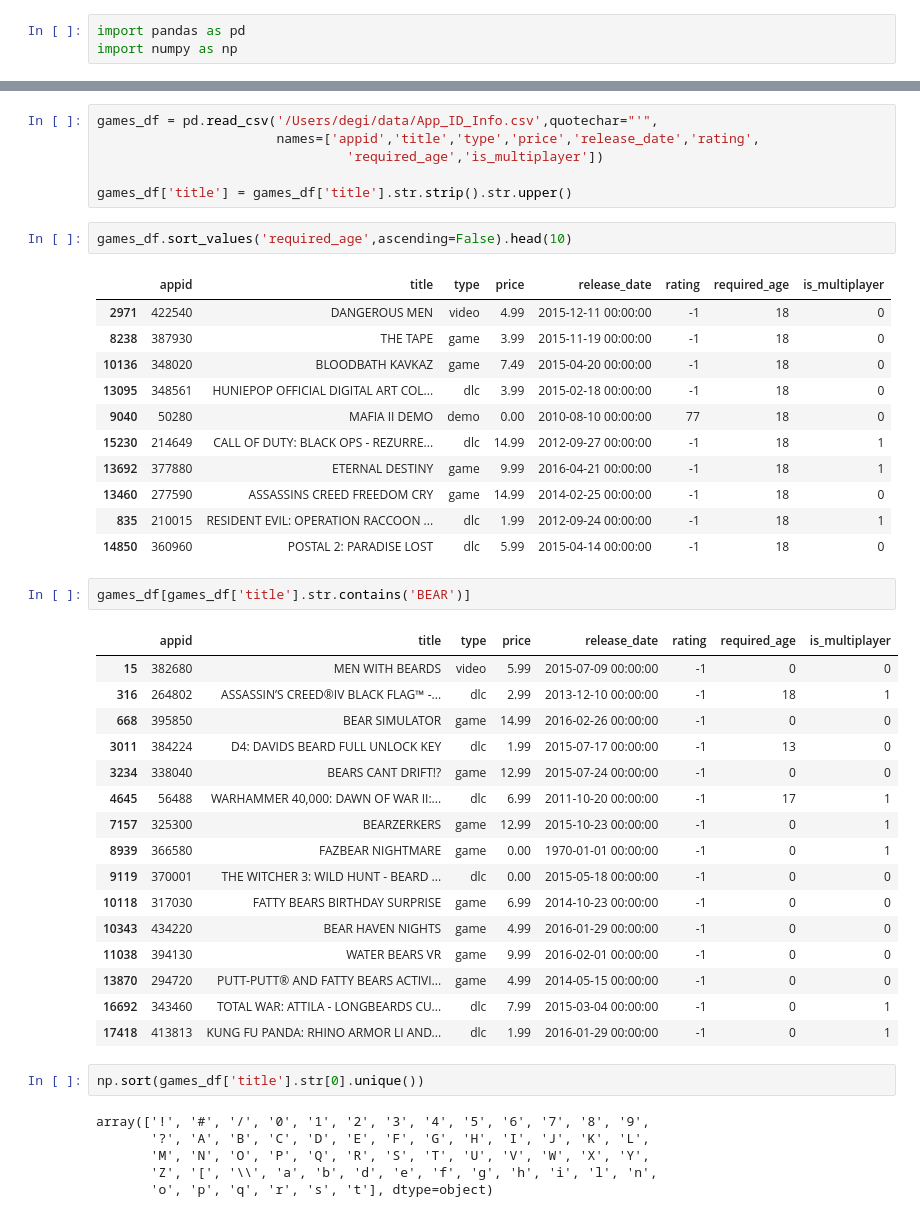
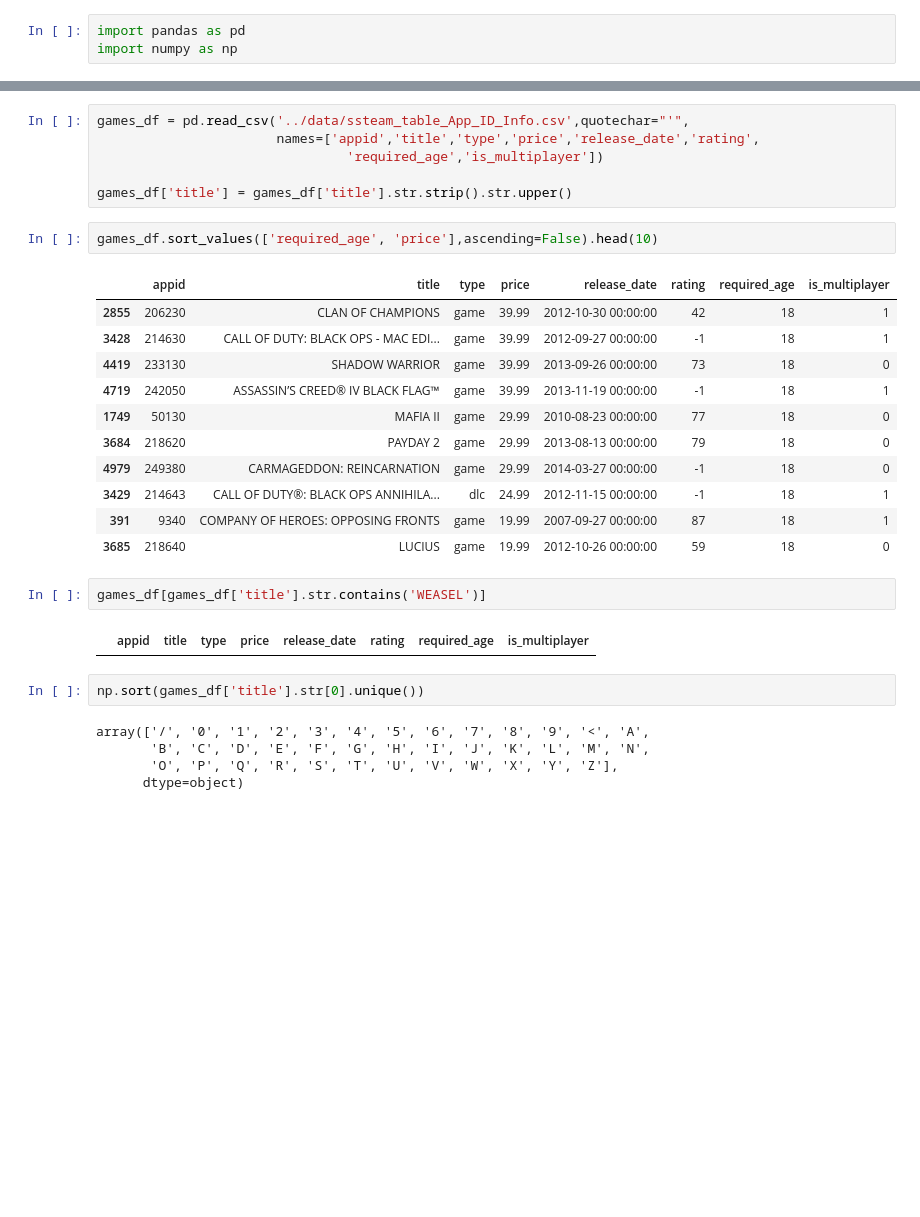
Before and after one commit to ejhughes1/game_recc, a Jupyter notebook: read_games.ipynb, the cells around one changed output, grey strips where cells are left out. Drawn from its saved outputs; the diff is of its cells as text; blank space fills up the shorter version.

```diff
--- a/read_games.ipynb
+++ b/read_games.ipynb
@@ -4,50 +11,34 @@ import numpy as np
 # %%
-games_df = pd.read_csv('/Users/degi/data/App_ID_Info.csv',quotechar="'",
+games_df = pd.read_csv('../data/ssteam_table_App_ID_Info.csv',quotechar="'",
                        names=['appid','title','type','price','release_date','rating',
                                 'required_age','is_multiplayer'])
 
 games_df['title'] = games_df['title'].str.strip().str.upper()
 # %%
-games_df.sort_values('required_age',ascending=False).head(10)
+games_df.sort_values(['required_age', 'price'],ascending=False).head(10)
 # %% [output]
 |  | appid | title | type | price | release_date | rating | required_age | is_multiplayer |
-| 2971 | 422540 | DANGEROUS MEN | video | 4.99 | 2015-12-11 00:00:00 | -1 | 18 | 0 |
-| 8238 | 387930 | THE TAPE | game | 3.99 | 2015-11-19 00:00:00 | -1 | 18 | 0 |
-| 10136 | 348020 | BLOODBATH KAVKAZ | game | 7.49 | 2015-04-20 00:00:00 | -1 | 18 | 0 |
-| 13095 | 348561 | HUNIEPOP OFFICIAL DIGITAL ART COL... | dlc | 3.99 | 2015-02-18 00:00:00 | -1 | 18 | 0 |
-| 9040 | 50280 | MAFIA II DEMO | demo | 0.00 | 2010-08-10 00:00:00 | 77 | 18 | 0 |
-| 15230 | 214649 | CALL OF DUTY: BLACK OPS - REZURRE... | dlc | 14.99 | 2012-09-27 00:00:00 | -1 | 18 | 1 |
-| 13692 | 377880 | ETERNAL DESTINY | game | 9.99 | 2016-04-21 00:00:00 | -1 | 18 | 1 |
-| 13460 | 277590 | ASSASSINS CREED FREEDOM CRY | game | 14.99 | 2014-02-25 00:00:00 | -1 | 18 | 0 |
-| 835 | 210015 | RESIDENT EVIL: OPERATION RACCOON ... | dlc | 1.99 | 2012-09-24 00:00:00 | -1 | 18 | 1 |
-| 14850 | 360960 | POSTAL 2: PARADISE LOST | dlc | 5.99 | 2015-04-14 00:00:00 | -1 | 18 | 0 |
+| 2855 | 206230 | CLAN OF CHAMPIONS | game | 39.99 | 2012-10-30 00:00:00 | 42 | 18 | 1 |
+| 3428 | 214630 | CALL OF DUTY: BLACK OPS - MAC EDI... | game | 39.99 | 2012-09-27 00:00:00 | -1 | 18 | 1 |
+| 4419 | 233130 | SHADOW WARRIOR | game | 39.99 | 2013-09-26 00:00:00 | 73 | 18 | 0 |
+| 4719 | 242050 | ASSASSIN’S CREED® IV BLACK FLAG™ | game | 39.99 | 2013-11-19 00:00:00 | -1 | 18 | 1 |
+| 1749 | 50130 | MAFIA II | game | 29.99 | 2010-08-23 00:00:00 | 77 | 18 | 0 |
+| 3684 | 218620 | PAYDAY 2 | game | 29.99 | 2013-08-13 00:00:00 | 79 | 18 | 0 |
+| 4979 | 249380 | CARMAGEDDON: REINCARNATION | game | 29.99 | 2014-03-27 00:00:00 | -1 | 18 | 0 |
+| 3429 | 214643 | CALL OF DUTY®: BLACK OPS ANNIHILA... | dlc | 24.99 | 2012-11-15 00:00:00 | -1 | 18 | 1 |
+| 391 | 9340 | COMPANY OF HEROES: OPPOSING FRONTS | game | 19.99 | 2007-09-27 00:00:00 | 87 | 18 | 1 |
+| 3685 | 218640 | LUCIUS | game | 19.99 | 2012-10-26 00:00:00 | 59 | 18 | 0 |
 # %%
-games_df[games_df['title'].str.contains('BEAR')]
+games_df[games_df['title'].str.contains('WEASEL')]
 # %% [output]
 |  | appid | title | type | price | release_date | rating | required_age | is_multiplayer |
-| 15 | 382680 | MEN WITH BEARDS | video | 5.99 | 2015-07-09 00:00:00 | -1 | 0 | 0 |
-| 316 | 264802 | ASSASSIN’S CREED®IV BLACK FLAG™ -... | dlc | 2.99 | 2013-12-10 00:00:00 | -1 | 18 | 1 |
-| 668 | 395850 | BEAR SIMULATOR | game | 14.99 | 2016-02-26 00:00:00 | -1 | 0 | 0 |
-| 3011 | 384224 | D4: DAVIDS BEARD FULL UNLOCK KEY | dlc | 1.99 | 2015-07-17 00:00:00 | -1 | 13 | 0 |
-| 3234 | 338040 | BEARS CANT DRIFT!? | game | 12.99 | 2015-07-24 00:00:00 | -1 | 0 | 0 |
-| 4645 | 56488 | WARHAMMER 40,000: DAWN OF WAR II:... | dlc | 6.99 | 2011-10-20 00:00:00 | -1 | 17 | 1 |
-| 7157 | 325300 | BEARZERKERS | game | 12.99 | 2015-10-23 00:00:00 | -1 | 0 | 1 |
-| 8939 | 366580 | FAZBEAR NIGHTMARE | game | 0.00 | 1970-01-01 00:00:00 | -1 | 0 | 1 |
-| 9119 | 370001 | THE WITCHER 3: WILD HUNT - BEARD ... | dlc | 0.00 | 2015-05-18 00:00:00 | -1 | 0 | 0 |
-| 10118 | 317030 | FATTY BEARS BIRTHDAY SURPRISE | game | 6.99 | 2014-10-23 00:00:00 | -1 | 0 | 0 |
-| 10343 | 434220 | BEAR HAVEN NIGHTS | game | 4.99 | 2016-01-29 00:00:00 | -1 | 0 | 0 |
-| 11038 | 394130 | WATER BEARS VR | game | 9.99 | 2016-02-01 00:00:00 | -1 | 0 | 0 |
-| 13870 | 294720 | PUTT-PUTT® AND FATTY BEARS ACTIVI... | game | 4.99 | 2014-05-15 00:00:00 | -1 | 0 | 0 |
-| 16692 | 343460 | TOTAL WAR: ATTILA - LONGBEARDS CU... | dlc | 7.99 | 2015-03-04 00:00:00 | -1 | 0 | 1 |
-| 17418 | 413813 | KUNG FU PANDA: RHINO ARMOR LI AND... | dlc | 1.99 | 2016-01-29 00:00:00 | -1 | 0 | 1 |
 # %%
 np.sort(games_df['title'].str[0].unique())
 # %% [output]
-array(['!', '#', '/', '0', '1', '2', '3', '4', '5', '6', '7', '8', '9',
-       '?', 'A', 'B', 'C', 'D', 'E', 'F', 'G', 'H', 'I', 'J', 'K', 'L',
-       'M', 'N', 'O', 'P', 'Q', 'R', 'S', 'T', 'U', 'V', 'W', 'X', 'Y',
-       'Z', '[', '\\', 'a', 'b', 'd', 'e', 'f', 'g', 'h', 'i', 'l', 'n',
-       'o', 'p', 'q', 'r', 's', 't'], dtype=object)
+array(['/', '0', '1', '2', '3', '4', '5', '6', '7', '8', '9', '<', 'A',
+       'B', 'C', 'D', 'E', 'F', 'G', 'H', 'I', 'J', 'K', 'L', 'M', 'N',
+       'O', 'P', 'Q', 'R', 'S', 'T', 'U', 'V', 'W', 'X', 'Y', 'Z'],
+      dtype=object)
 # %%
 games_df['title'].astype('str')
 # %% [output]
```
Also changed, not shown: parts of 12 cells of this notebook, 1 other file.
